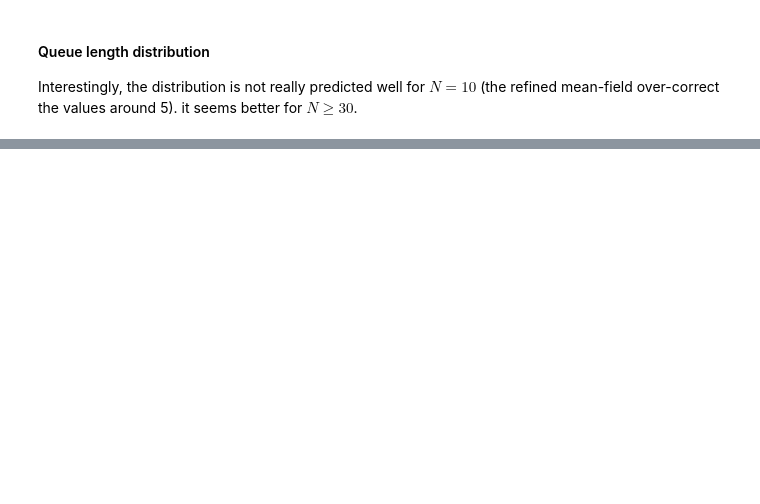
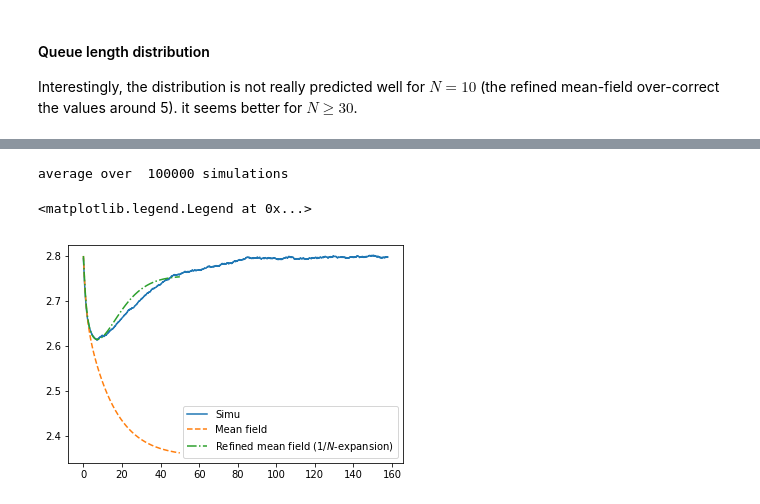
Before and after one commit to josudoncel/rmf_tool, a Jupyter notebook: Example_2choice.ipynb, the cells around one changed output, grey strips where cells are left out. Drawn from its saved outputs; the diff is of its cells as text; code cells hidden in the pictures; blank space fills up the shorter version.

Commit message:
2-choice example completed with the transient analysis

```diff
--- a/Example_2choice.ipynb
+++ b/Example_2choice.ipynb
@@ -193,0 +205,11 @@ for N in myN:
+# %%
+N=10
+Tsimu,Xsimu = jsq.loadTransientSimu(rho=0.9,N=10,initial_number_of_jobs=2.8)
+plt.plot(Tsimu,np.sum(Xsimu,1)-1)
+plt.plot(T,np.sum(XVW[:,0:K],1),'--')
+plt.plot(T,np.sum(XVW[:,0:K]+XVW[:,K:2*K]/N,1),'-.')
+plt.legend(('Simu','Mean field','Refined mean field ($1/N$-expansion)'))
+# %% [output]
+average over  100000 simulations
+<matplotlib.legend.Legend at 0x...>
+[figure, added]
```
Also changed, not shown: parts of 12 cells of this notebook.
